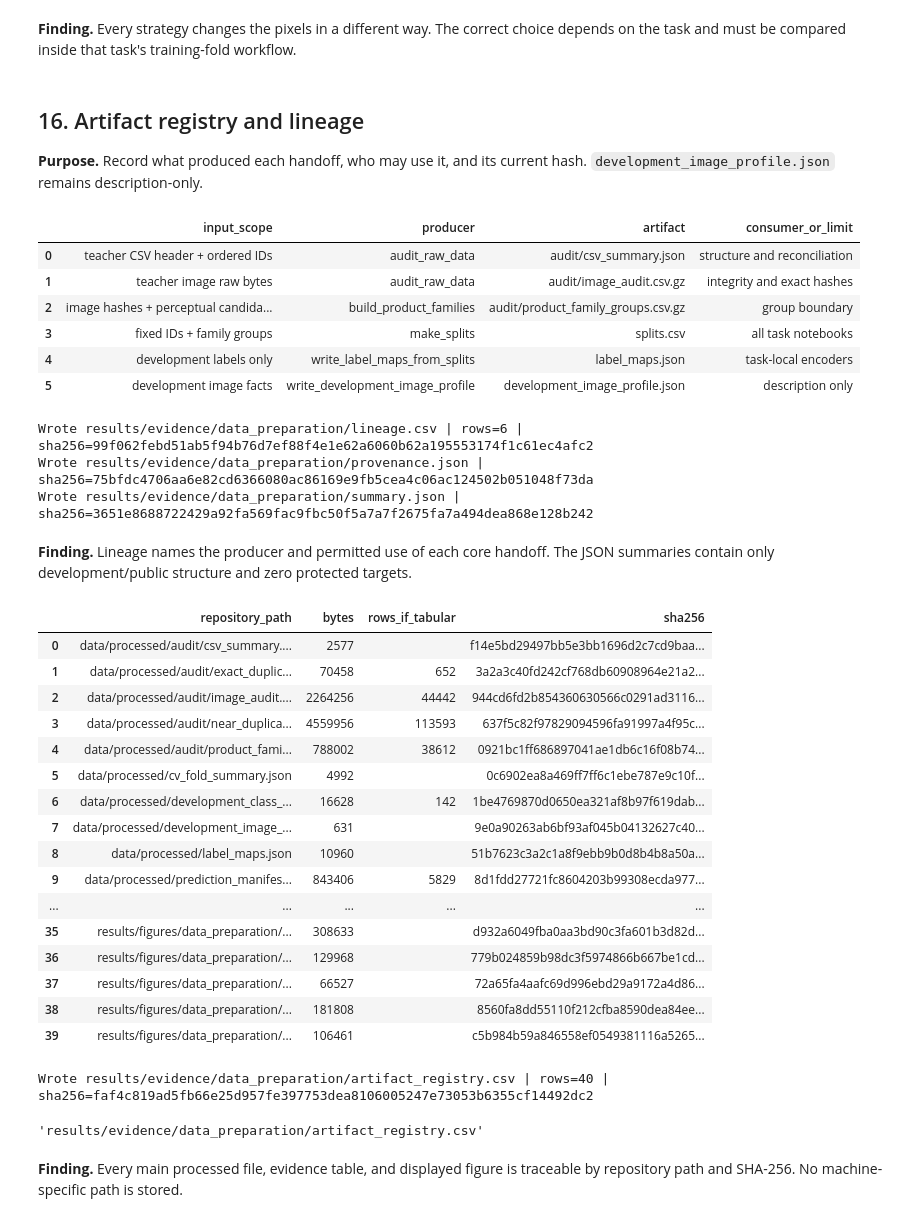
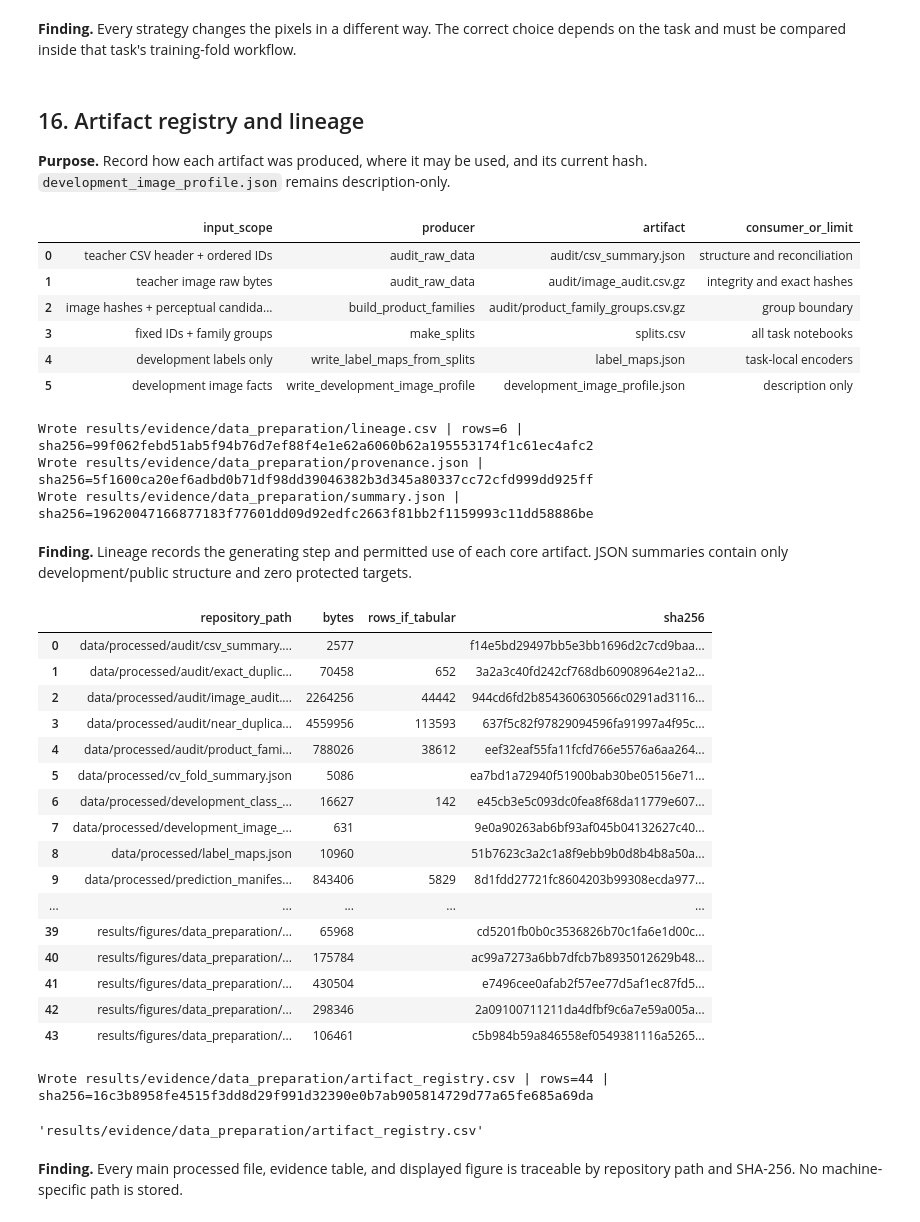
Before and after one commit to TrnLin/MLA2, a Jupyter notebook: notebooks/01_data_preparation.ipynb, the cells around one changed output. Cells and saved outputs as stored; diff of their text form; code cells hidden in the pictures.

```diff
--- a/notebooks/01_data_preparation.ipynb
+++ b/notebooks/01_data_preparation.ipynb
@@ -1241,7 +1694,8 @@ depends on the task and must be compared inside that task's training-fold workfl
 # %% [markdown]
 ## 16. Artifact registry and lineage
 
-**Purpose.** Record what produced each handoff, who may use it, and its current hash.
+**Purpose.** Record how each artifact was produced, where it may be used, and its
+current hash.
 `development_image_profile.json` remains description-only.
 # %%
 lineage = pd.DataFrame(
@@ -1290,6 +1744,9 @@ provenance = {
     "protected_target_values_used": 0,
     "cv_seed": RANDOM_SEED,
     "cv_folds": 5,
+    "cv_assignment_sha256": current_cv_digest,
+    "product_name_na_policy": "missing_for_name_and_family_only",
+    "usage_na_policy": "valid_teacher_label",
     "model_fit_allowed": False,
     "lineage_file": "results/evidence/data_preparation/lineage.csv",
 }
@@ -1309,6 +1766,8 @@ preparation_summary = {
         str(int(key)): int(value)
         for key, value in development["cv_fold"].value_counts().sort_index().items()
     },
+    "cv_assignment_sha256": current_cv_digest,
+    "development_independent_families": int(profile["independent_families"]),
     "official_prediction_rows": 5829,
     "known_labelled_ids_without_valid_image": [12347, 39401, 39403, 39410, 39425],
     "active_group_crossings": int(
@@ -1333,10 +1792,10 @@ print(f"Wrote {relative(summary_path)} | sha256={sha256_file(summary_path)}")
 | 4 | development labels only | write_label_maps_from_splits | label_maps.json | task-local encoders |
 | 5 | development image facts | write_development_image_profile | development_image_profile.json | description only |
 Wrote results/evidence/data_preparation/lineage.csv | rows=6 | sha256=99f062febd51ab5f94b76d7ef88f4e1e62a6060b62a195553174f1c61ec4afc2
-Wrote results/evidence/data_preparation/provenance.json | sha256=75bfdc4706aa6e82cd6366080ac86169e9fb5cea4c06ac124502b051048f73da
-Wrote results/evidence/data_preparation/summary.json | sha256=3651e8688722429a92fa569fac9fbc50f5a7a7f2675fa7a494dea868e128b242
+Wrote results/evidence/data_preparation/provenance.json | sha256=5f1600ca20ef6adbd0b71df98dd39046382b3d345a80337cc72cfd999dd925ff
+Wrote results/evidence/data_preparation/summary.json | sha256=19620047166877183f77601dd09d92edfc2663f81bb2f1159993c11dd58886be
 # %% [markdown]
-**Finding.** Lineage names the producer and permitted use of each core handoff. The
+**Finding.** Lineage records the generating step and permitted use of each core artifact.
 JSON summaries contain only development/public structure and zero protected targets.
 # %%
 expected_evidence_files = [
@@ -1363,6 +1822,10 @@ expected_evidence_files = [
 ]
 expected_figure_files = [
     "target_distributions.png",
+    "family_duplicate_profile.png",
+    "near_duplicate_threshold_review.png",
+    "class_support_by_fold.png",
+    "shortcut_risk_heatmaps.png",
     "joint_target_nmi.png",
     "image_quality_and_spearman.png",
     "development_contact_sheet.png",
@@ -1389,46 +1852,46 @@ main_artifacts = [
 ]
 missing_artifacts = sorted(
     repository_path
     for repository_path in set(main_artifacts)
     if not (ROOT / repository_path).is_file()
 )
 assert not missing_artifacts, f"Required artifacts are missing: {missing_artifacts}"
 registry_rows = []
 for repository_path in sorted(set(main_artifacts)):
     path = ROOT / repository_path
     row_count = ""
     if path.suffix == ".csv" or path.name.endswith(".csv.gz"):
         row_count = len(pd.read_csv(path, keep_default_na=False))
     registry_rows.append(
         {
             "repository_path": repository_path,
             "bytes": path.stat().st_size,
             "rows_if_tabular": row_count,
             "sha256": sha256_file(path),
         }
     )
 artifact_registry = pd.DataFrame(registry_rows)
 display(artifact_registry)
 write_table(artifact_registry, "artifact_registry.csv")
 # %% [output]
 |  | repository_path | bytes | rows_if_tabular | sha256 |
 | 0 | data/processed/audit/csv_summary.... | 2577 |  | f14e5bd29497bb5e3bb1696d2c7cd9baa... |
 | 1 | data/processed/audit/exact_duplic... | 70458 | 652 | 3a2a3c40fd242cf768db60908964e21a2... |
 | 2 | data/processed/audit/image_audit.... | 2264256 | 44442 | 944cd6fd2b854360630566c0291ad3116... |
 | 3 | data/processed/audit/near_duplica... | 4559956 | 113593 | 637f5c82f97829094596fa91997a4f95c... |
-| 4 | data/processed/audit/product_fami... | 788002 | 38612 | 0921bc1ff686897041ae1db6c16f08b74... |
-| 5 | data/processed/cv_fold_summary.json | 4992 |  | 0c6902ea8a469ff7ff6c1ebe787e9c10f... |
-| 6 | data/processed/development_class_... | 16628 | 142 | 1be4769870d0650ea321af8b97f619dab... |
+| 4 | data/processed/audit/product_fami... | 788026 | 38612 | eef32eaf55fa11fcfd766e5576a6aa264... |
+| 5 | data/processed/cv_fold_summary.json | 5086 |  | ea7bd1a72940f51900bab30be05156e71... |
+| 6 | data/processed/development_class_... | 16627 | 142 | e45cb3e5c093dc0fea8f68da11779e607... |
 | 7 | data/processed/development_image_... | 631 |  | 9e0a90263ab6bf93af045b04132627c40... |
 | 8 | data/processed/label_maps.json | 10960 |  | 51b7623c3a2c1a8f9ebb9b0d8b4b8a50a... |
 | 9 | data/processed/prediction_manifes... | 843406 | 5829 | 8d1fdd27721fc8604203b99308ecda977... |
 | ... | ... | ... | ... | ... |
-| 35 | results/figures/data_preparation/... | 308633 |  | d932a6049fba0aa3bd90c3fa601b3d82d... |
-| 36 | results/figures/data_preparation/... | 129968 |  | 779b024859b98dc3f5974866b667be1cd... |
-| 37 | results/figures/data_preparation/... | 66527 |  | 72a65fa4aafc69d996ebd29a9172a4d86... |
-| 38 | results/figures/data_preparation/... | 181808 |  | 8560fa8dd55110f212cfba8590dea84ee... |
-| 39 | results/figures/data_preparation/... | 106461 |  | c5b984b59a846558ef0549381116a5265... |
+| 39 | results/figures/data_preparation/... | 65968 |  | cd5201fb0b0c3536826b70c1fa6e1d00c... |
+| 40 | results/figures/data_preparation/... | 175784 |  | ac99a7273a6bb7dfcb7b8935012629b48... |
+| 41 | results/figures/data_preparation/... | 430504 |  | e7496cee0afab2f57ee77d5af1ec87fd5... |
+| 42 | results/figures/data_preparation/... | 298346 |  | 2a09100711211da4dfbf9c6a7e59a005a... |
+| 43 | results/figures/data_preparation/... | 106461 |  | c5b984b59a846558ef0549381116a5265... |
-Wrote results/evidence/data_preparation/artifact_registry.csv | rows=40 | sha256=faf4c819ad5fb66e25d957fe397753dea8106005247e73053b6355cf14492dc2
+Wrote results/evidence/data_preparation/artifact_registry.csv | rows=44 | sha256=16c3b8958fe4515f3dd8d29f991d32390e0b7ab905814729d77a65fe685a69da
 'results/evidence/data_preparation/artifact_registry.csv'
 # %% [markdown]
 **Finding.** Every main processed file, evidence table, and displayed figure is
```
Also changed, not shown: parts of 39 cells of this notebook, 39 other files.
